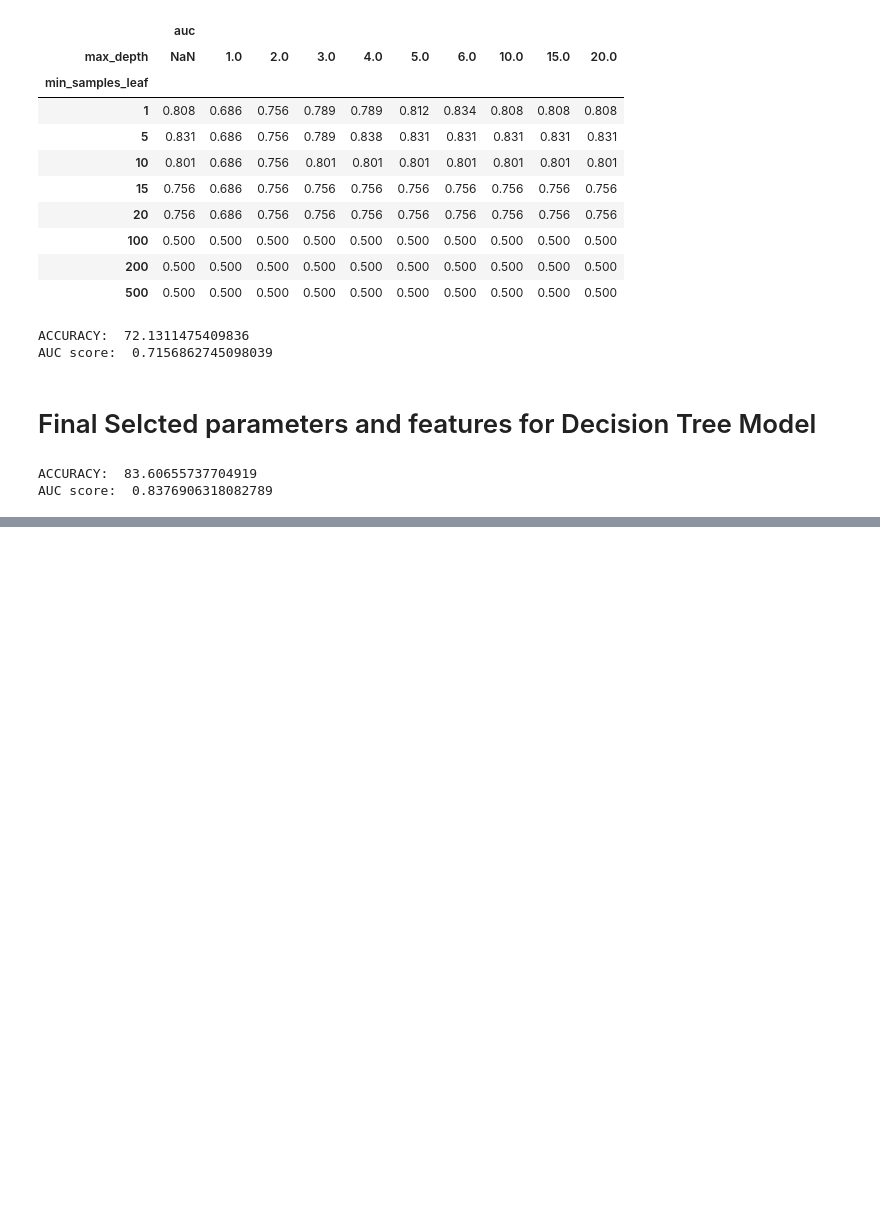
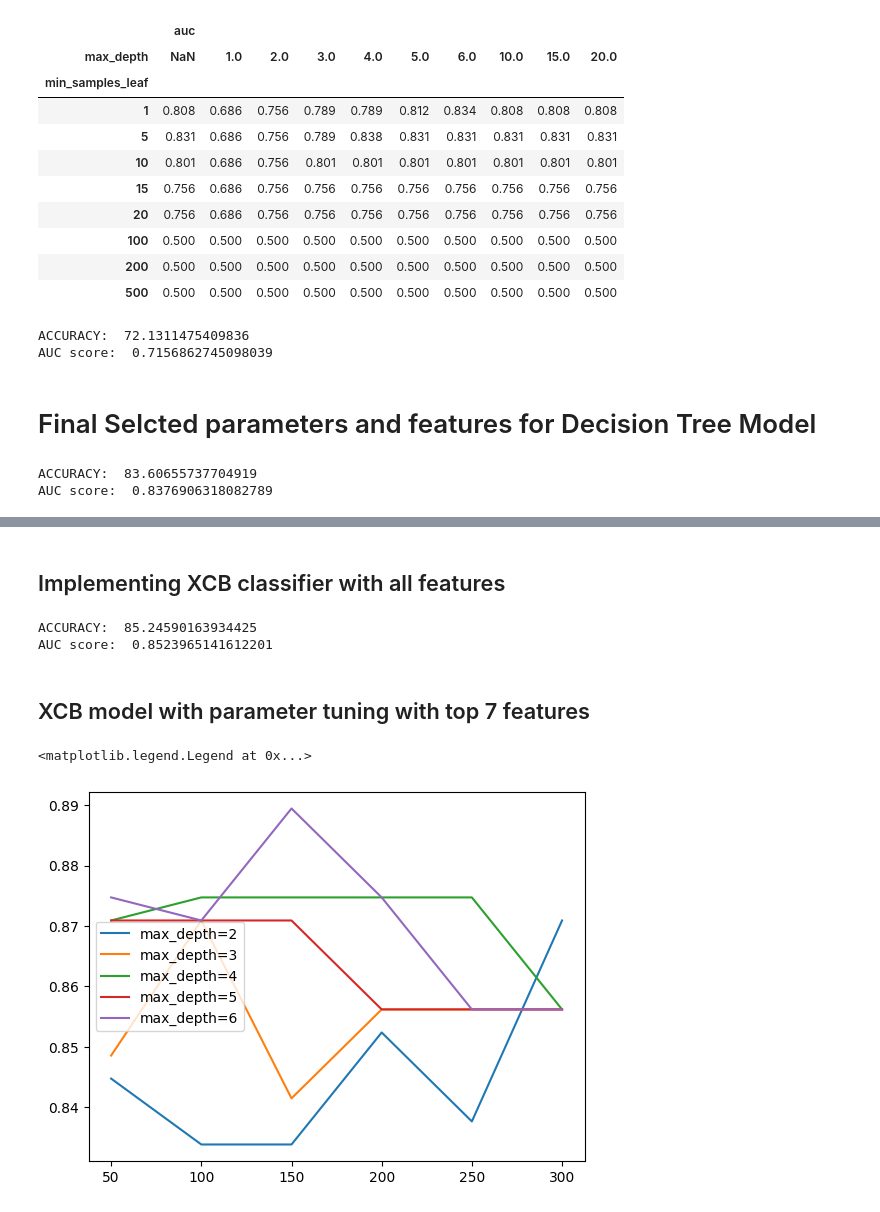
Before and after one commit to Kaushal99999/MinorProject, a Jupyter notebook: HeartAttackRisk.ipynb, the cells around one changed output, grey strips where cells are left out. Cells and saved outputs as stored; diff of their text form; code cells hidden in the pictures; blank space fills up the shorter version.

Commit message:
Model Selection

```diff
--- a/HeartAttackRisk.ipynb
+++ b/HeartAttackRisk.ipynb
@@ -530,0 +683,64 @@ AUC score:  0.8376906318082789
+# %% [markdown]
+## Implementing XCB classifier with all features
+# %%
+X= df.drop('output',axis=1)
+y= df.output
+
+X= scale(X)
+X_train,X_val,y_train,y_val= dataset(X,y)
+
+xgb_model = XGBClassifier()
+xgb_model.fit(X_train, y_train)
+prediction_xgb = xgb_model.predict(X_val)
+a='XGB with all features'
+acc=accuracy_score(y_val,prediction_xgb)*100
+roc=roc_auc_score(y_val,prediction_xgb)
+
+print('ACCURACY: ',acc)
+print('AUC score: ',roc)
+
+model.append((a,round(acc,4),round(roc,4)))
+# %% [output]
+ACCURACY:  85.24590163934425
+AUC score:  0.8523965141612201
+# %% [markdown]
+## XCB model with parameter tuning with top 7 features
+# %%
+X= df[features]
+y= df.output
+
+X= scale(X)
+X_train,X_val,y_train,y_val= dataset(X,y)
+
+estimators=[50,100,150,200,250,300]
+depth=[2,3,4,5,6]
+
+score=[]
+score1=[]
+
+for d in depth:
+     for n in estimators:
+        xgb_model = XGBClassifier(learning_rate=0.05,n_estimators=n,max_depth=d)
+
+        xgb_model.fit(X_train, y_train)
+        prediction_xgb = xgb_model.predict(X_val)
+        acc= accuracy_score(y_val,prediction_xgb)*100
+        auc = roc_auc_score(y_val,prediction_xgb)
+
+        score1.append((n,d,auc))
+
+
+#making it as dataframe
+columns = ['n_estimators', 'max_depth', 'auc']
+df_scores = pd.DataFrame(score1, columns=columns)
+# %%
+for d in depth:
+    subset = df_scores[df_scores.max_depth == d]
+
+    plt.plot(subset.n_estimators, subset.auc,
+             label='max_depth=%d' % d)
+
+plt.legend()
+# %% [output]
+<matplotlib.legend.Legend at 0x...>
+[figure, added]
```
Also changed, not shown: parts of 23 cells of this notebook.
